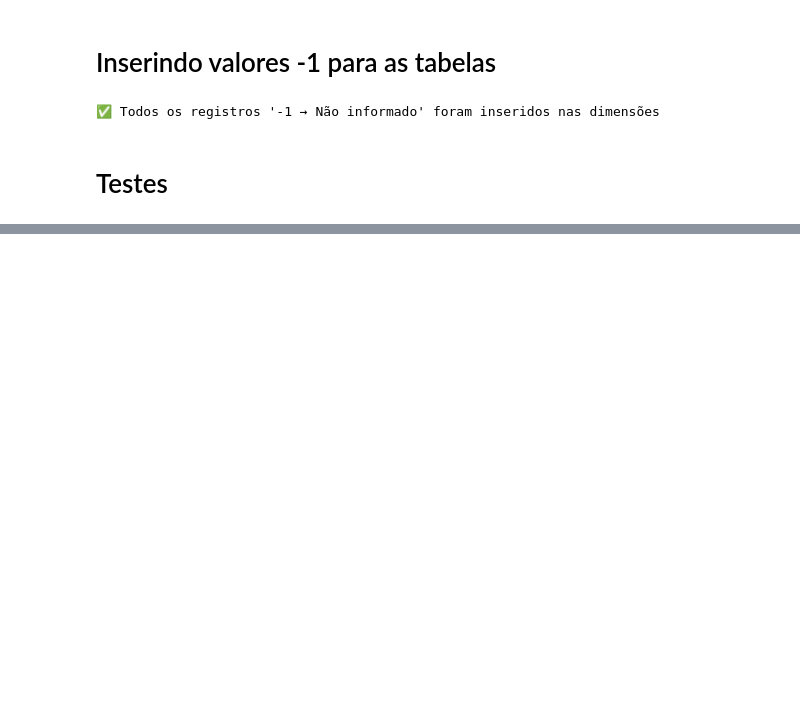
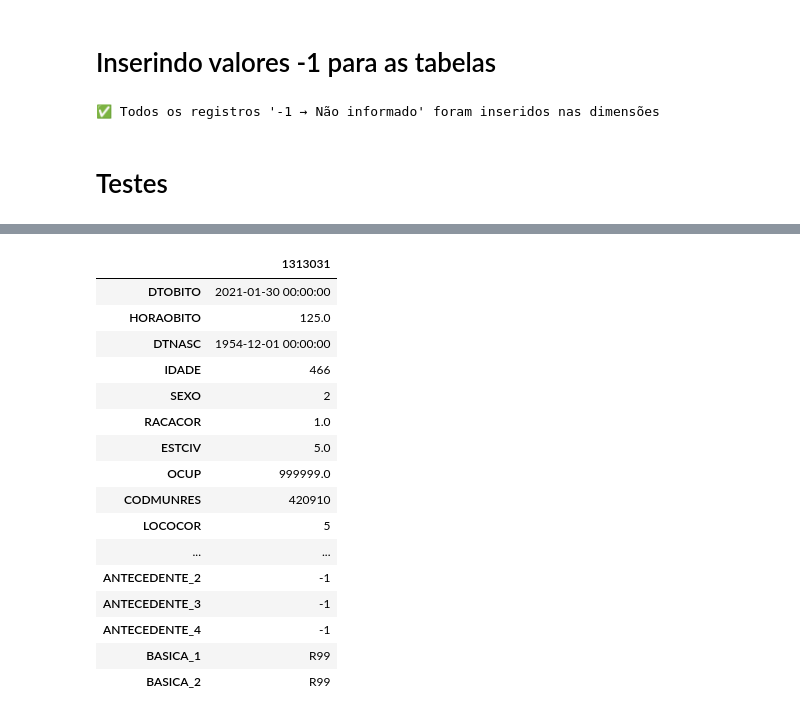
Before and after one commit to caiogoia123/Projeto_Final_BI, a Jupyter notebook: Projeto_Final.ipynb, the cells around one changed output, grey strips where cells are left out. Drawn from its saved outputs; the diff is of its cells as text; code cells hidden in the pictures; blank space fills up the shorter version.

```diff
--- a/Projeto_Final.ipynb
+++ b/Projeto_Final.ipynb
@@ -1689,0 +1665,26 @@ print(f"🔎 Registros encontrados: {len(df_null)}")
+# %%
+import pandas as pd
+
+# Assuming df_21 is already loaded and available
+if 'df_21' in locals():
+    display(df_21[df_21['CD_OBITO'] == 32132021].T)
+else:
+    print("df_21 not found. Please load the dataframe first.")
+# %% [output]
+|  | 1313031 |
+| DTOBITO | 2021-01-30 00:00:00 |
+| HORAOBITO | 125.0 |
+| DTNASC | 1954-12-01 00:00:00 |
+| IDADE | 466 |
+| SEXO | 2 |
+| RACACOR | 1.0 |
+| ESTCIV | 5.0 |
+| OCUP | 999999.0 |
+| CODMUNRES | 420910 |
+| LOCOCOR | 5 |
+| ... | ... |
+| ANTECEDENTE_2 | -1 |
+| ANTECEDENTE_3 | -1 |
+| ANTECEDENTE_4 | -1 |
+| BASICA_1 | R99 |
+| BASICA_2 | R99 |
```
Also changed, not shown: parts of 33 cells of this notebook.
